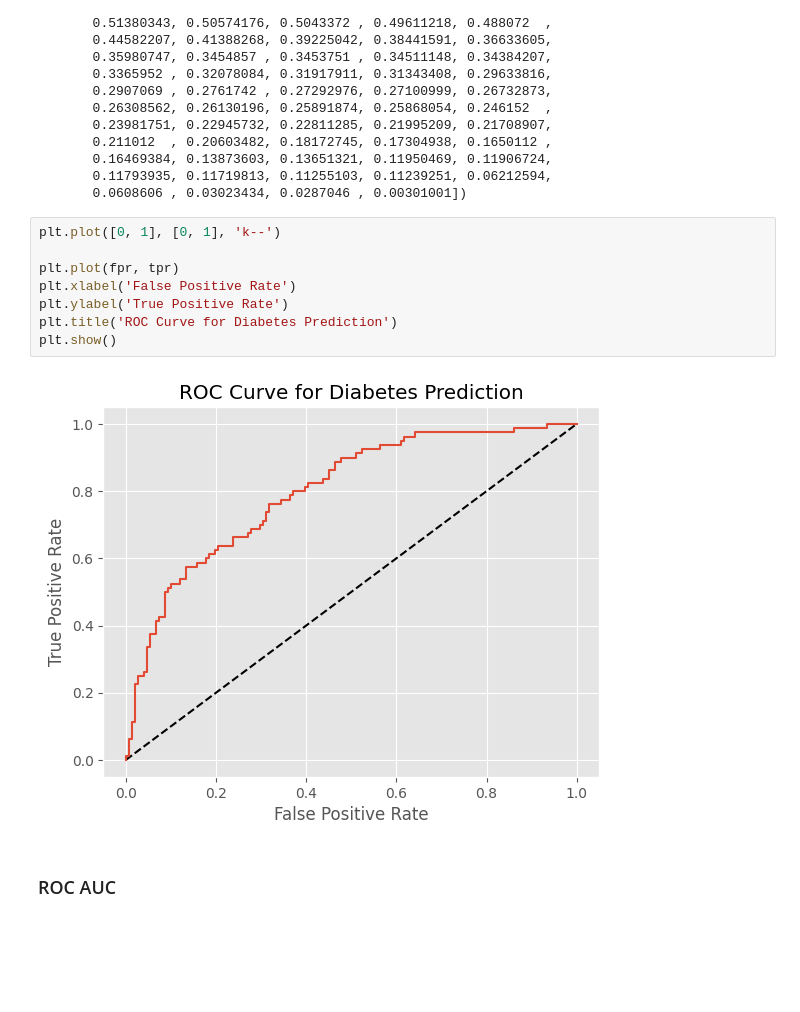
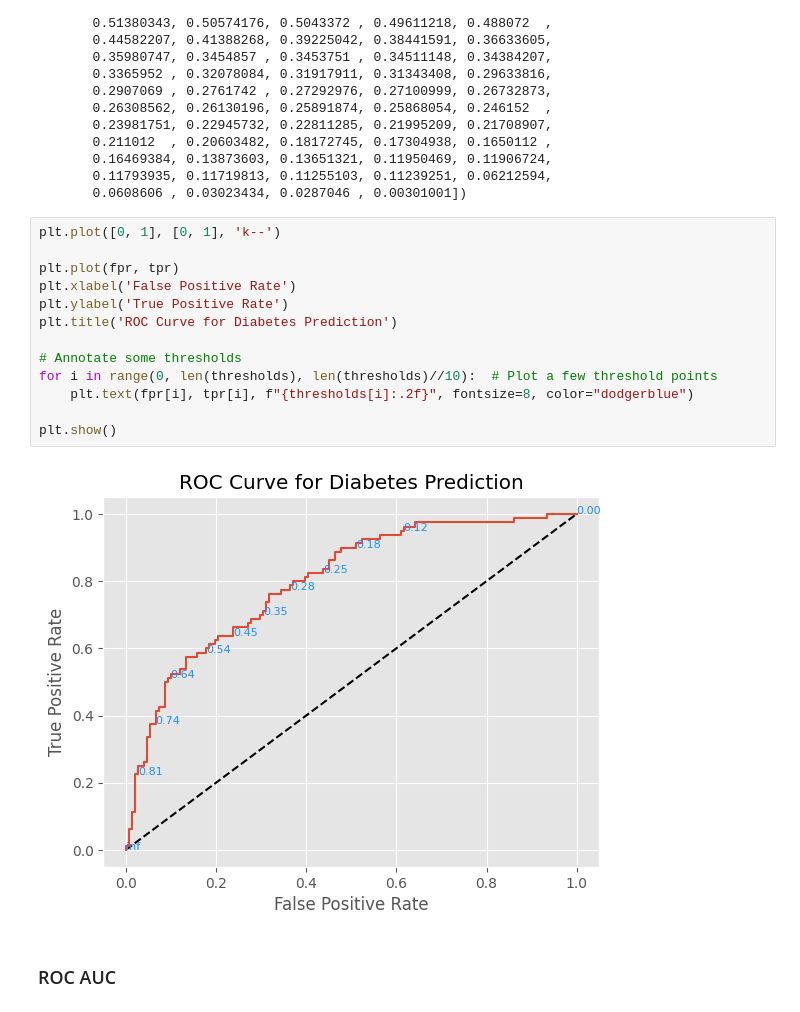
Before and after one commit to PaulToronto/DataCamp-Track---Machine-Learning-Scientist-in-Python, a Jupyter notebook: 1_3_Supervised_Learning_with_scikit_learn_Fine_Tuning_Your_Model.ipynb, the cells around one changed output. Drawn from its saved outputs; the diff is of its cells as text; blank space fills up the shorter version.

```diff
--- a/1_3_Supervised_Learning_with_scikit_learn_Fine_Tuning_Your_Model.ipynb
+++ b/1_3_Supervised_Learning_with_scikit_learn_Fine_Tuning_Your_Model.ipynb
@@ -404,13 +406,18 @@ array([       inf, 0.9676762 , 0.963966  , 0.90097217, 0.90039058,
 # %%
 plt.plot([0, 1], [0, 1], 'k--')
 
 plt.plot(fpr, tpr)
 plt.xlabel('False Positive Rate')
 plt.ylabel('True Positive Rate')
 plt.title('ROC Curve for Diabetes Prediction')
+
+# Annotate some thresholds
+for i in range(0, len(thresholds), len(thresholds)//10):  # Plot a few threshold points
+    plt.text(fpr[i], tpr[i], f"{thresholds[i]:.2f}", fontsize=8, color="dodgerblue")
+
 plt.show()
 # %% [output]
-[figure, old version]
+[figure, new version]
 # %% [markdown]
 ### ROC AUC
 # %%
```
Also changed, not shown: parts of 14 cells of this notebook.
